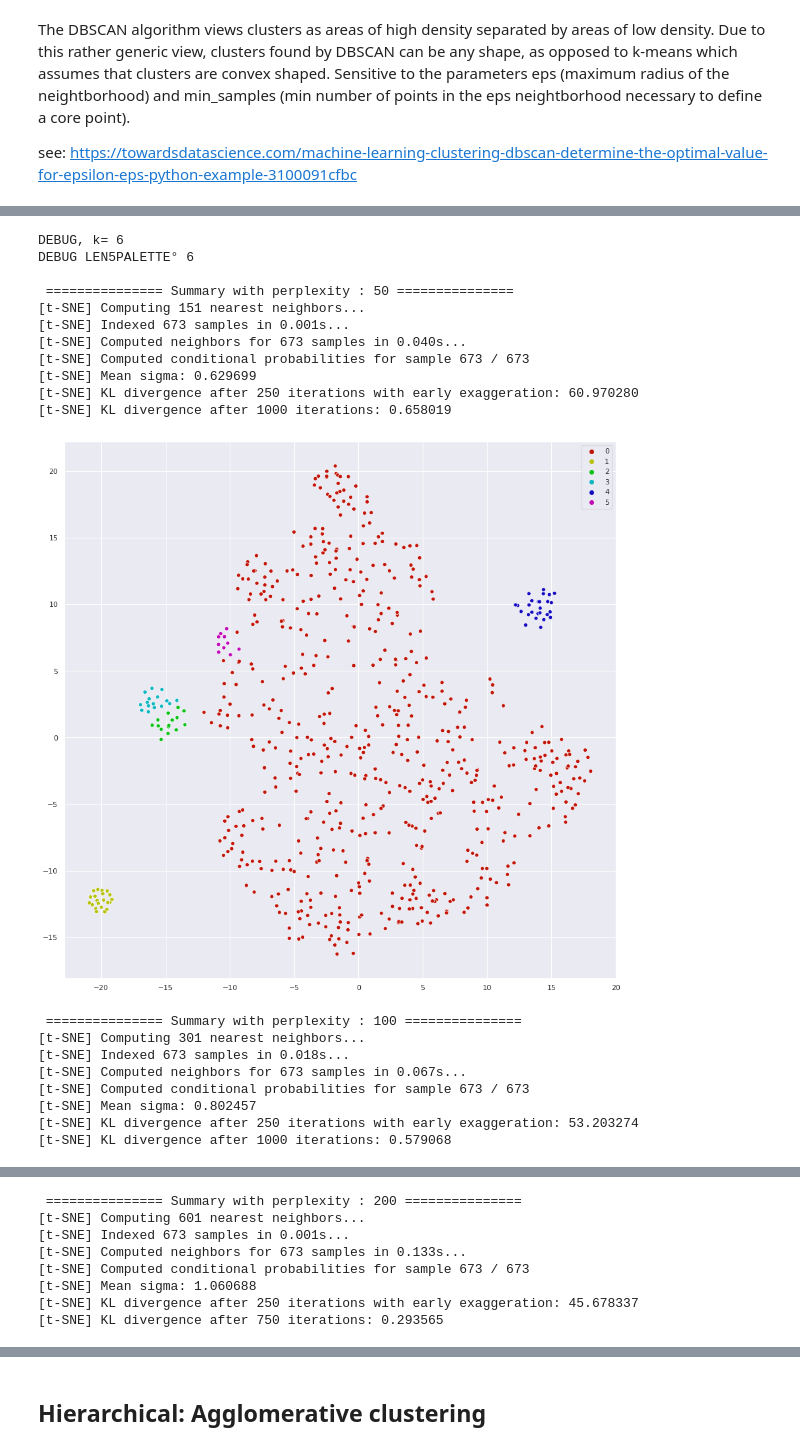
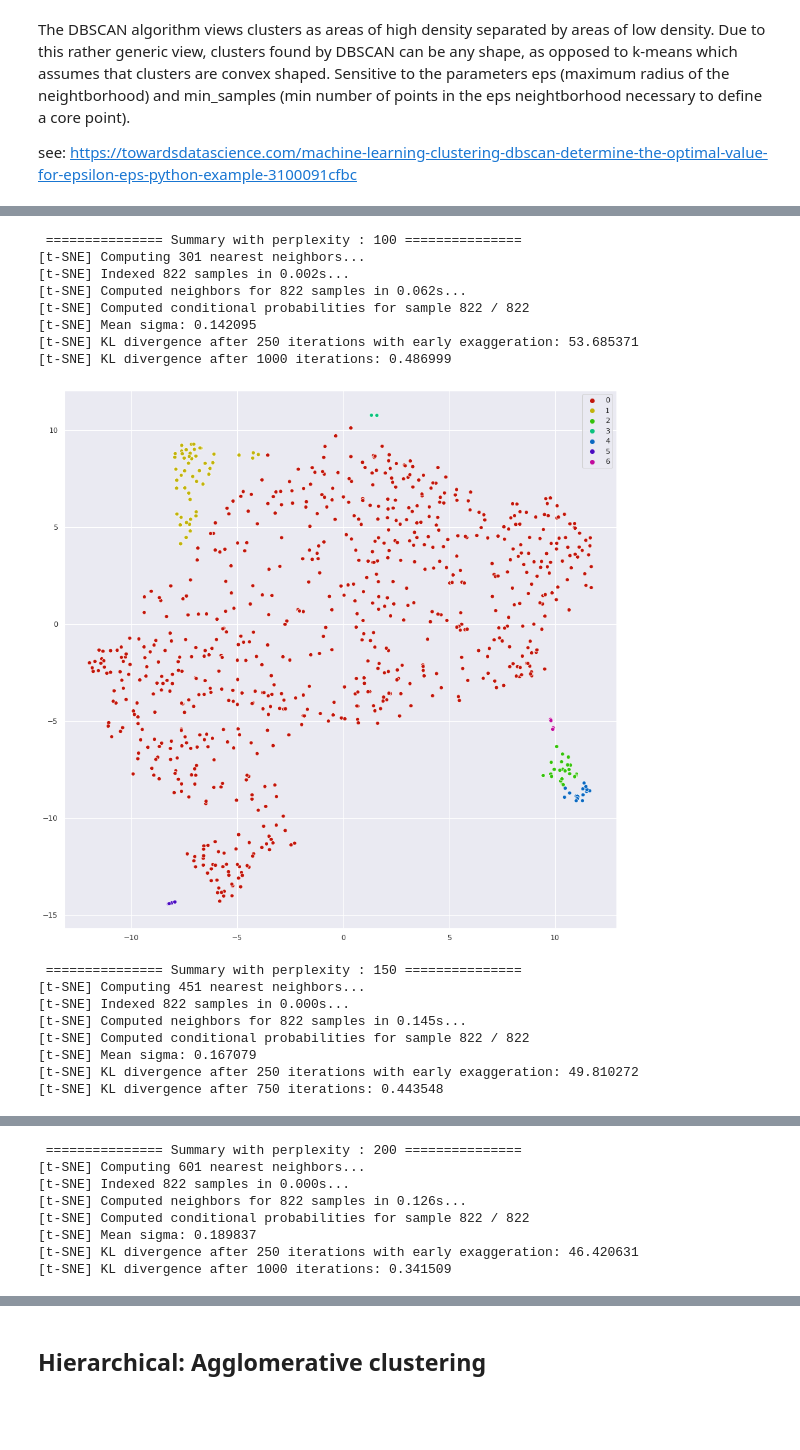
Before and after one commit to Midii-11/IRTM_SARS-COV2, a Jupyter notebook: information_extraction_colab.ipynb, the cells around one changed output, grey strips where cells are left out. Drawn from its saved outputs; the diff is of its cells as text; code cells hidden in the pictures; blank space fills up the shorter version.

```diff
--- a/information_extraction_colab.ipynb
+++ b/information_extraction_colab.ipynb
@@ -286,8 +442,7 @@ l = kmeans.fit_predict(X)
 def plot2D(k, X, l):
   sns.set(rc={'figure.figsize':(15,15)})
   palette = sns.hls_palette(n_colors=k, l=.4, s=.9)
-
-  perplexities = [50, 100, 200]
+  perplexities = [100, 150, 200]
 
   for p in perplexities:
     print('\n =============== Summary with perplexity :',p,'===============')
@@ -369,0 +548,2 @@ Silouette coef: -0.022591998267144052
+# %%
+opt_sample = 5
@@ -369,0 +580,2 @@ Silouette coef: -0.022591998267144052
+# %%
+opt_eps = 0.137
@@ -370,6 +590,6 @@ Silouette coef: -0.022591998267144052
 # %%
- # check if it is not redundant
-db = DBSCAN(eps=opt_eps, min_samples=10).fit(X)
+ # Final DBSCAN
+db = DBSCAN(eps=opt_eps, min_samples=opt_sample).fit(X)
 core_samples_mask = np.zeros_like(db.labels_, dtype=bool)
 core_samples_mask[db.core_sample_indices_] = True
 l = db.labels_
@@ -410,23 +630,20 @@ sns.countplot(l)
 # %%
-plot2D(k, X, l)
+plot2D(7, X, l)
 # %% [output]
-DEBUG, k= 6
-DEBUG LEN5PALETTE° 6
-
- =============== Summary with perplexity : 50 ===============
-[t-SNE] Computing 151 nearest neighbors...
-[t-SNE] Indexed 673 samples in 0.001s...
-[t-SNE] Computed neighbors for 673 samples in 0.040s...
-[t-SNE] Computed conditional probabilities for sample 673 / 673
-[t-SNE] Mean sigma: 0.629699
-[t-SNE] KL divergence after 250 iterations with early exaggeration: 60.970280
-[t-SNE] KL divergence after 1000 iterations: 0.658019
+ =============== Summary with perplexity : 100 ===============
+[t-SNE] Computing 301 nearest neighbors...
+[t-SNE] Indexed 822 samples in 0.002s...
+[t-SNE] Computed neighbors for 822 samples in 0.062s...
+[t-SNE] Computed conditional probabilities for sample 822 / 822
+[t-SNE] Mean sigma: 0.142095
+[t-SNE] KL divergence after 250 iterations with early exaggeration: 53.685371
+[t-SNE] KL divergence after 1000 iterations: 0.486999
-[figure, old version]
+[figure, new version]
- =============== Summary with perplexity : 100 ===============
-[t-SNE] Computing 301 nearest neighbors...
-[t-SNE] Indexed 673 samples in 0.018s...
-[t-SNE] Computed neighbors for 673 samples in 0.067s...
-[t-SNE] Computed conditional probabilities for sample 673 / 673
-[t-SNE] Mean sigma: 0.802457
-[t-SNE] KL divergence after 250 iterations with early exaggeration: 53.203274
-[t-SNE] KL divergence after 1000 iterations: 0.579068
+ =============== Summary with perplexity : 150 ===============
+[t-SNE] Computing 451 nearest neighbors...
+[t-SNE] Indexed 822 samples in 0.000s...
+[t-SNE] Computed neighbors for 822 samples in 0.145s...
+[t-SNE] Computed conditional probabilities for sample 822 / 822
+[t-SNE] Mean sigma: 0.167079
+[t-SNE] KL divergence after 250 iterations with early exaggeration: 49.810272
+[t-SNE] KL divergence after 750 iterations: 0.443548
@@ -434,8 +651,8 @@ DEBUG LEN5PALETTE° 6
  =============== Summary with perplexity : 200 ===============
 [t-SNE] Computing 601 nearest neighbors...
-[t-SNE] Indexed 673 samples in 0.001s...
-[t-SNE] Computed neighbors for 673 samples in 0.133s...
-[t-SNE] Computed conditional probabilities for sample 673 / 673
-[t-SNE] Mean sigma: 1.060688
-[t-SNE] KL divergence after 250 iterations with early exaggeration: 45.678337
-[t-SNE] KL divergence after 750 iterations: 0.293565
+[t-SNE] Indexed 822 samples in 0.000s...
+[t-SNE] Computed neighbors for 822 samples in 0.126s...
+[t-SNE] Computed conditional probabilities for sample 822 / 822
+[t-SNE] Mean sigma: 0.189837
+[t-SNE] KL divergence after 250 iterations with early exaggeration: 46.420631
+[t-SNE] KL divergence after 1000 iterations: 0.341509
```
Also changed, not shown: parts of 96 cells of this notebook.
